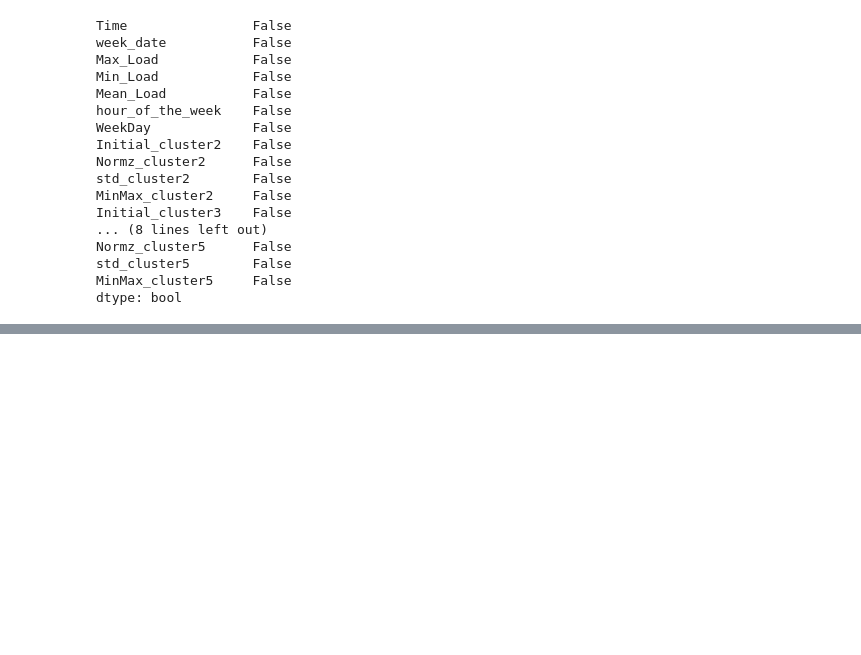
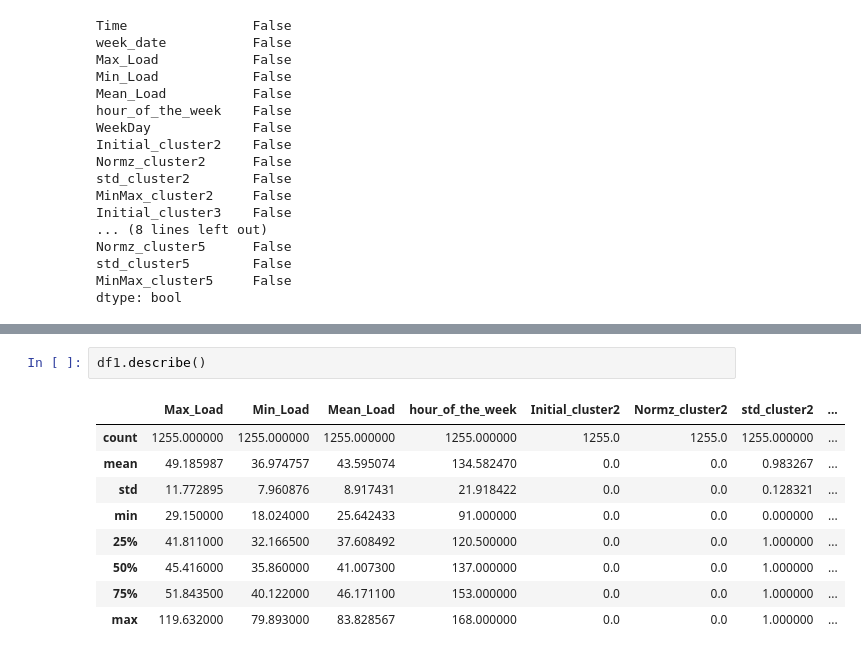
Before and after one commit to Tobi-DataDetective/Energy_Load_Profile_Classification, a Jupyter notebook: KMeans_Performance_Check.ipynb, the cells around one changed output, grey strips where cells are left out. Drawn from its saved outputs; the diff is of its cells as text; blank space fills up the shorter version.

```diff
--- a/KMeans_Performance_Check.ipynb
+++ b/KMeans_Performance_Check.ipynb
@@ -105,0 +200,12 @@ MinMax_cluster5  :  0.529042511675535
+# %%
+df1.describe()
+# %% [output]
+|  | Max_Load | Min_Load | Mean_Load | hour_of_the_week | Initial_cluster2 | Normz_cluster2 | std_cluster2 | ... |
+| count | 1255.000000 | 1255.000000 | 1255.000000 | 1255.000000 | 1255.0 | 1255.0 | 1255.000000 | ... |
+| mean | 49.185987 | 36.974757 | 43.595074 | 134.582470 | 0.0 | 0.0 | 0.983267 | ... |
+| std | 11.772895 | 7.960876 | 8.917431 | 21.918422 | 0.0 | 0.0 | 0.128321 | ... |
+| min | 29.150000 | 18.024000 | 25.642433 | 91.000000 | 0.0 | 0.0 | 0.000000 | ... |
+| 25% | 41.811000 | 32.166500 | 37.608492 | 120.500000 | 0.0 | 0.0 | 1.000000 | ... |
+| 50% | 45.416000 | 35.860000 | 41.007300 | 137.000000 | 0.0 | 0.0 | 1.000000 | ... |
+| 75% | 51.843500 | 40.122000 | 46.171100 | 153.000000 | 0.0 | 0.0 | 1.000000 | ... |
+| max | 119.632000 | 79.893000 | 83.828567 | 168.000000 | 0.0 | 0.0 | 1.000000 | ... |
```
Also changed, not shown: parts of 7 cells of this notebook, 3 other files.
